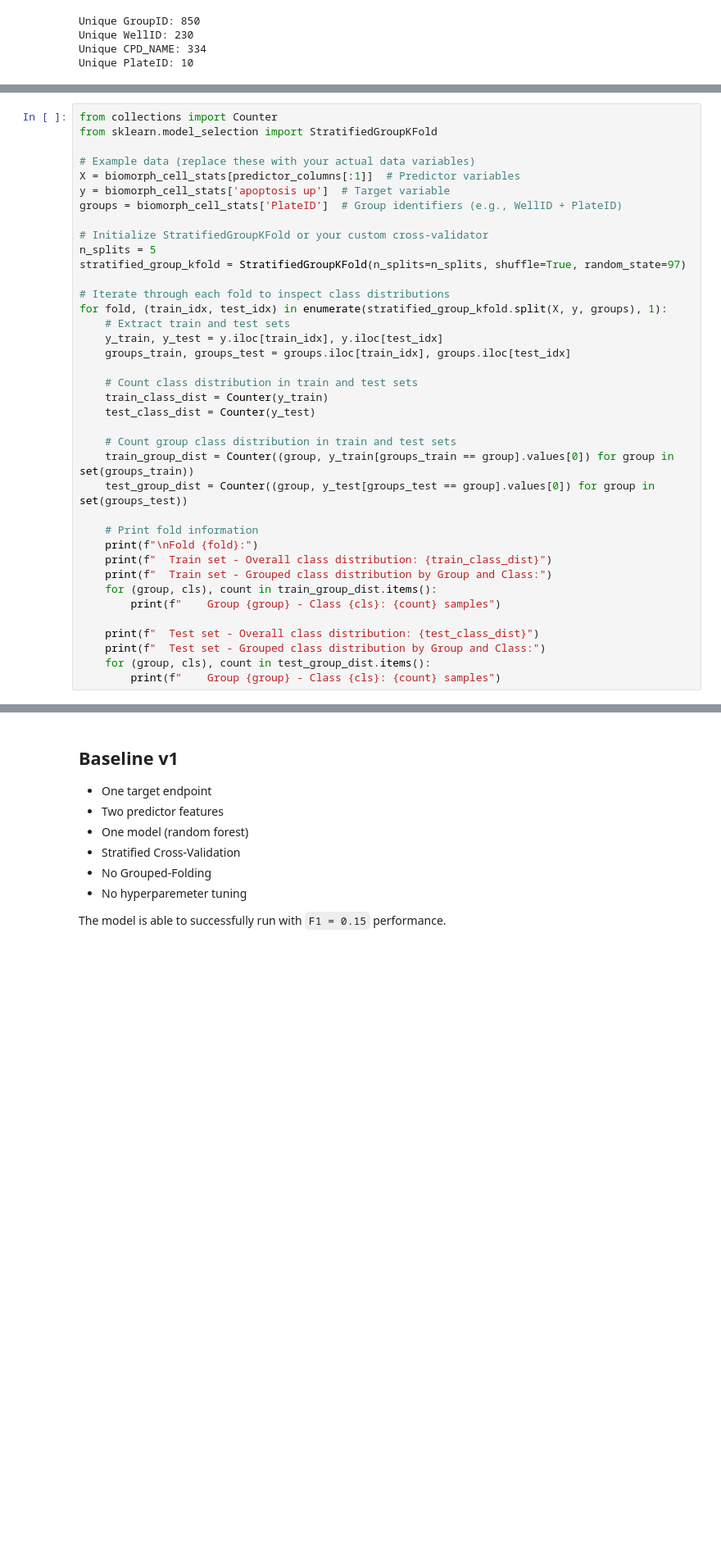
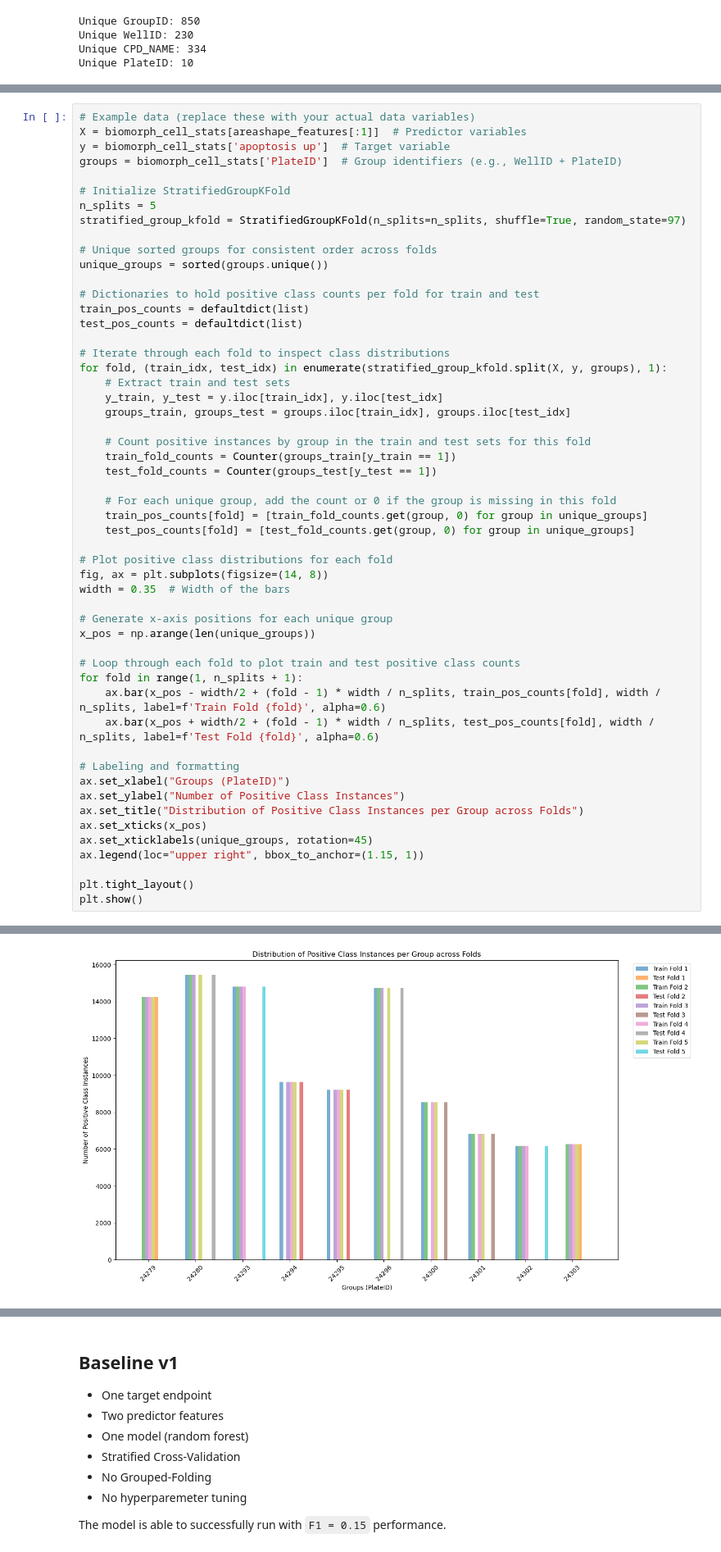
Before and after one commit to emreguler97/project-vermeer, a Jupyter notebook: project_vermeer.ipynb, the cells around one changed output, grey strips where cells are left out. Shown at 82% size. Saved outputs shown, nothing was run; the diff lists cells and outputs as text; blank space fills up the shorter version.

```diff
--- a/project_vermeer.ipynb
+++ b/project_vermeer.ipynb
@@ -1934,15 +2242,19 @@ Unique PlateID: 10
 # %%
-from collections import Counter
-from sklearn.model_selection import StratifiedGroupKFold
-
 # Example data (replace these with your actual data variables)
-X = biomorph_cell_stats[predictor_columns[:1]]  # Predictor variables
+X = biomorph_cell_stats[areashape_features[:1]]  # Predictor variables
 y = biomorph_cell_stats['apoptosis up']  # Target variable
 groups = biomorph_cell_stats['PlateID']  # Group identifiers (e.g., WellID + PlateID)
 
-# Initialize StratifiedGroupKFold or your custom cross-validator
+# Initialize StratifiedGroupKFold
 n_splits = 5
 stratified_group_kfold = StratifiedGroupKFold(n_splits=n_splits, shuffle=True, random_state=97)
+
+# Unique sorted groups for consistent order across folds
+unique_groups = sorted(groups.unique())
+
+# Dictionaries to hold positive class counts per fold for train and test
+train_pos_counts = defaultdict(list)
+test_pos_counts = defaultdict(list)
 
 # Iterate through each fold to inspect class distributions
 for fold, (train_idx, test_idx) in enumerate(stratified_group_kfold.split(X, y, groups), 1):
@@ -1950,23 +2262,34 @@ for fold, (train_idx, test_idx) in enumerate(stratified_group_kfold.split(X, y,
     y_train, y_test = y.iloc[train_idx], y.iloc[test_idx]
     groups_train, groups_test = groups.iloc[train_idx], groups.iloc[test_idx]
 
-    # Count class distribution in train and test sets
-    train_class_dist = Counter(y_train)
-    test_class_dist = Counter(y_test)
+    # Count positive instances by group in the train and test sets for this fold
+    train_fold_counts = Counter(groups_train[y_train == 1])
+    test_fold_counts = Counter(groups_test[y_test == 1])
 
-    # Count group class distribution in train and test sets
-    train_group_dist = Counter((group, y_train[groups_train == group].values[0]) for group in set(groups_train))
-    test_group_dist = Counter((group, y_test[groups_test == group].values[0]) for group in set(groups_test))
+    # For each unique group, add the count or 0 if the group is missing in this fold
+    train_pos_counts[fold] = [train_fold_counts.get(group, 0) for group in unique_groups]
+    test_pos_counts[fold] = [test_fold_counts.get(group, 0) for group in unique_groups]
 
-    # Print fold information
-    print(f"\nFold {fold}:")
-    print(f"  Train set - Overall class distribution: {train_class_dist}")
-    print(f"  Train set - Grouped class distribution by Group and Class:")
-    for (group, cls), count in train_group_dist.items():
-        print(f"    Group {group} - Class {cls}: {count} samples")
+# Plot positive class distributions for each fold
+fig, ax = plt.subplots(figsize=(14, 8))
+width = 0.35  # Width of the bars
 
-    print(f"  Test set - Overall class distribution: {test_class_dist}")
-    print(f"  Test set - Grouped class distribution by Group and Class:")
-    for (group, cls), count in test_group_dist.items():
-        print(f"    Group {group} - Class {cls}: {count} samples")
+# Generate x-axis positions for each unique group
+x_pos = np.arange(len(unique_groups))
+
+# Loop through each fold to plot train and test positive class counts
+for fold in range(1, n_splits + 1):
+    ax.bar(x_pos - width/2 + (fold - 1) * width / n_splits, train_pos_counts[fold], width / n_splits, label=f'Train Fold {fold}', alpha=0.6)
+    ax.bar(x_pos + width/2 + (fold - 1) * width / n_splits, test_pos_counts[fold], width / n_splits, label=f'Test Fold {fold}', alpha=0.6)
+
+# Labeling and formatting
+ax.set_xlabel("Groups (PlateID)")
+ax.set_ylabel("Number of Positive Class Instances")
+ax.set_title("Distribution of Positive Class Instances per Group across Folds")
+ax.set_xticks(x_pos)
+ax.set_xticklabels(unique_groups, rotation=45)
+ax.legend(loc="upper right", bbox_to_anchor=(1.15, 1))
+
+plt.tight_layout()
+plt.show()
 # %% [output]
@@ -1989,0 +2296 @@ Fold 1:
+[figure, added]
```
Also changed, not shown: parts of 77 cells of this notebook.
